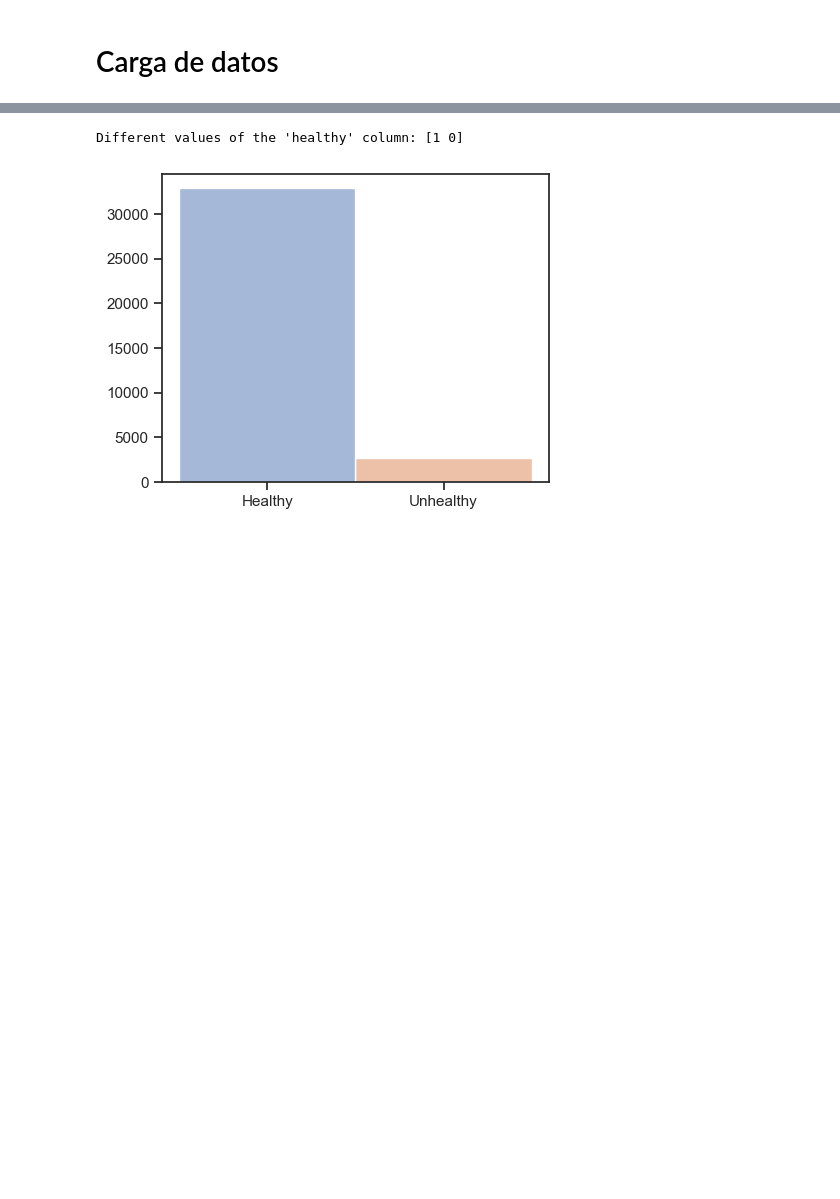
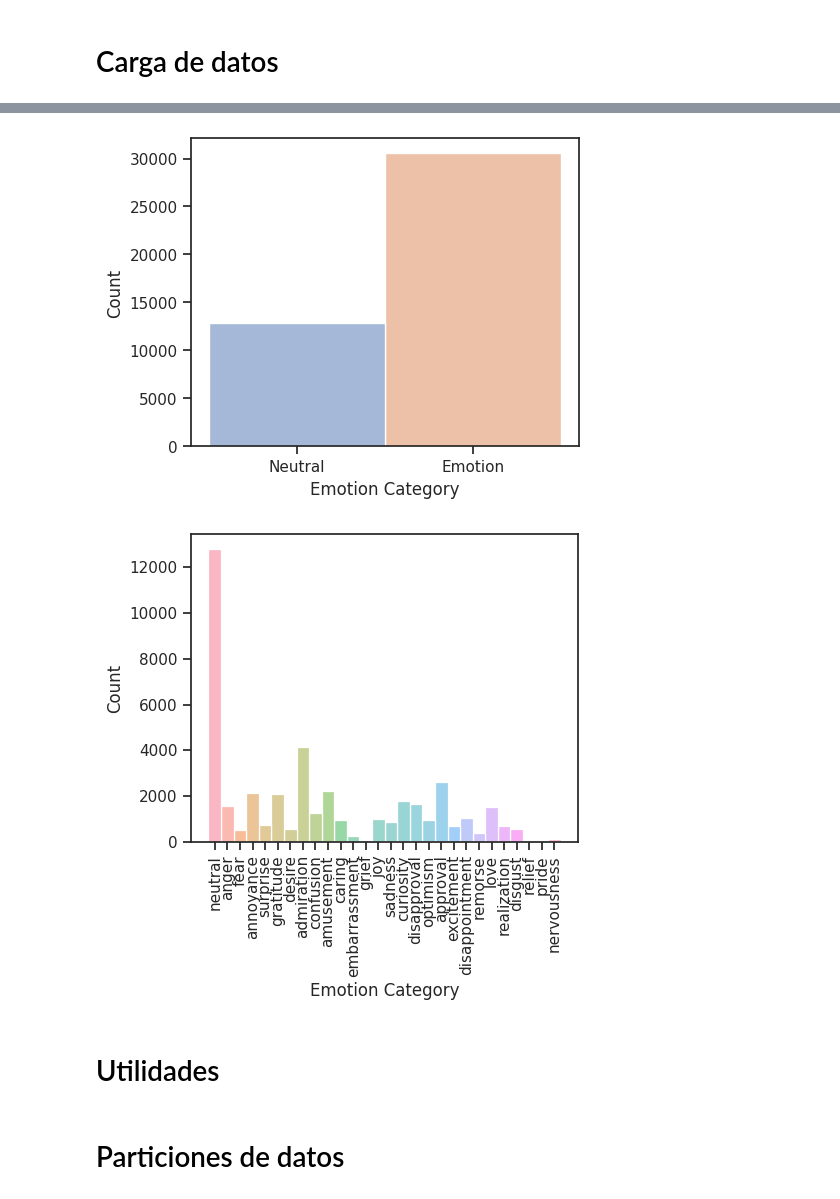
Before and after one commit to jgromero/dasoc-ap, a Jupyter notebook: emotions/emotions.ipynb, the cells around one changed output, grey strips where cells are left out. Drawn from its saved outputs; the diff is of its cells as text; code cells hidden in the pictures; blank space fills up the shorter version.

```diff
--- a/emotions/emotions.ipynb
+++ b/emotions/emotions.ipynb
@@ -39,22 +66,23 @@ Histograma con número de instancias de cada clase, después de convertir los va
-# %%
-import matplotlib.pyplot as plt
-import seaborn as sns
-
-# Comprobar número de valores de la columna 'healthy'
-unique_healthy_values = data_train['healthy'].unique()
-print("Different values of the 'healthy' column:", unique_healthy_values)
-
-# Recodificar columna 'healthy' en una nueva columna 'healthy_label'
-data_train['healthy_label'] = data_train['healthy'].map({1: 'Healthy', 0: 'Unhealthy'})
-data_train_selection = data_train[['comment', 'healthy_label']]
-
-# Mostrar histograma
-plt.figure(figsize=(5, 4))
-sns.set_theme(style="ticks")
-sns.histplot(data=data_train_selection, x='healthy_label', hue='healthy_label', legend=False)
-plt.xlabel('')
-plt.ylabel('')
-plt.show()
-# %% [output]
-Different values of the 'healthy' column: [1 0]
-[figure, removed]
+# %%
+# Mostrar histograma
+plt.figure(figsize=(5, 4))
+sns.set_theme(style="ticks")
+binary_labels = data_train['label_binary'].map({0: 'Neutral', 1: 'Emotion'}) # 0 -> 'Neutral', 1 -> 'Emotion'
+sns.histplot(x=binary_labels, hue=binary_labels, legend=False)
+plt.xlabel('Emotion Category')
+plt.ylabel('Count')
+plt.show()
+
+# Mostrar histograma
+plt.figure(figsize=(5, 4))
+sns.set_theme(style="ticks")
+sns.histplot(data=data_train, x='label_emotion', hue='label_emotion', legend=False)
+plt.xlabel('Emotion Category')
+plt.ylabel('Count')
+plt.xticks(rotation=90)
+plt.show()
+# %% [output]
+[figure, added]
+[figure, added]
+# %% [markdown]
+# Utilidades
@@ -60,0 +135,2 @@ Different values of the 'healthy' column: [1 0]
+# %% [markdown]
+# Particiones de datos
```
Also changed, not shown: parts of 15 cells of this notebook.
